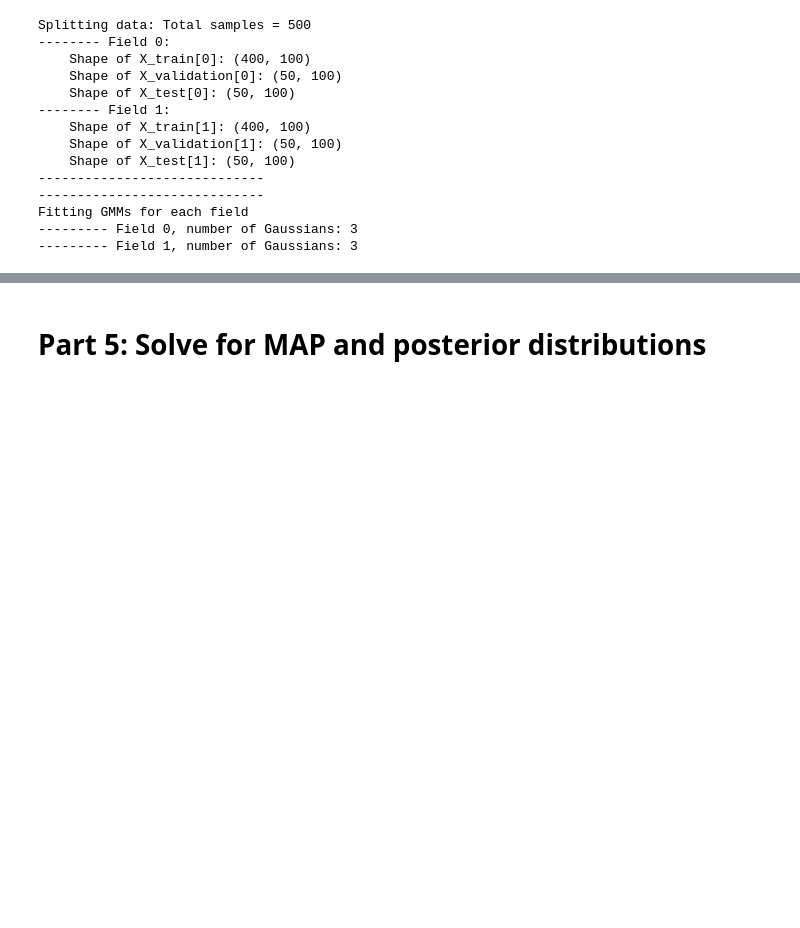
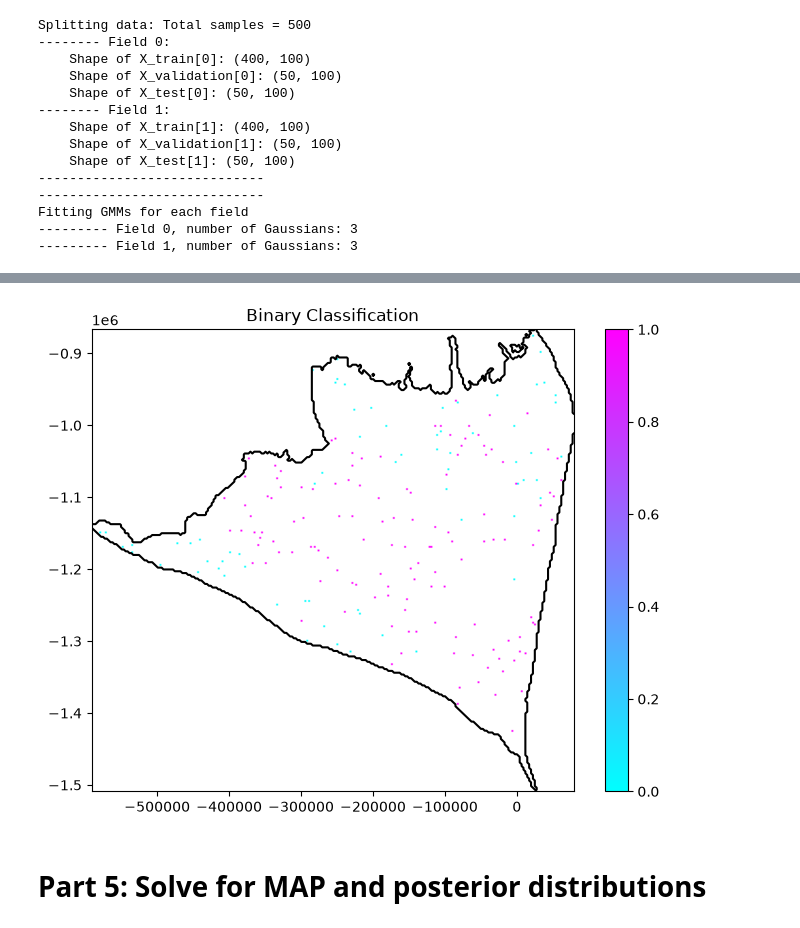
Before and after one commit to alastairyang/petermann-inference, a Jupyter notebook: notebooks/SyntheticTest.ipynb, the cells around one changed output, grey strips where cells are left out. Saved outputs shown, nothing was run; the diff lists cells and outputs as text; code cells hidden in the pictures; blank space fills up the shorter version.

```diff
--- a/notebooks/SyntheticTest.ipynb
+++ b/notebooks/SyntheticTest.ipynb
@@ -170,0 +90,48 @@ config = PosteriorConfig(
+# %%
+from observationOperator import enthalpy_to_delta_temperature_operator, temperature_binary_hard_operator
+import torch
+
+# create random scattered points
+n_points = 200
+rng = np.random.default_rng(seed=42)
+idx_in_domain = np.arange(sims.ndim_ori)[sims.domain_mask.flatten()]
+idx_random = rng.choice(idx_in_domain, size=n_points, replace=False)
+
+basal_location = np.zeros(sims.ndim_ori)
+basal_location[idx_random] = True
+basal_location[basal_location==0] = np.nan
+
+# applying this to a random sample of the validation set
+# to get the thawed and frozen evidence
+idx_validation = np.arange(sims.n_samples_validation)
+idx_validation_random = rng.choice(idx_validation, size=1, replace=False)
+
+Eb_sample = sims.X_validation[0][idx_validation_random[0]]
+Eb_sample = sims.pca_x[0].inverse_transform(Eb_sample.reshape(1, -1))
+Eb_sample = sims.scaling_models[0].inverse_transform(Eb_sample).T
+
+delta_T = enthalpy_to_delta_temperature_operator(
+    Eb_sample.flatten(),
+    pmp.flatten(),
+    istorch=False
+)
+
+binary_class = temperature_binary_hard_operator(
+    delta_T = torch.from_numpy(delta_T.flatten()),
+    dT_cutoff = 0.5,
+)
+
+basal_evidence_sample = binary_class.numpy() * basal_location
+
+plt.figure(figsize=(8,6))
+plt.imshow(basal_evidence_sample.reshape(sims.nx, sims.ny),
+           cmap='cool',
+           origin="lower",
+           extent=sims.extent)
+for x, y in sims.domain_bound_line:
+    plt.plot(x, y, color='black')
+plt.colorbar()
+plt.title("Binary Classification")
+plt.show()
+# %% [output]
+[figure, added]
```
Also changed, not shown: parts of 7 cells of this notebook, 3 other files.
